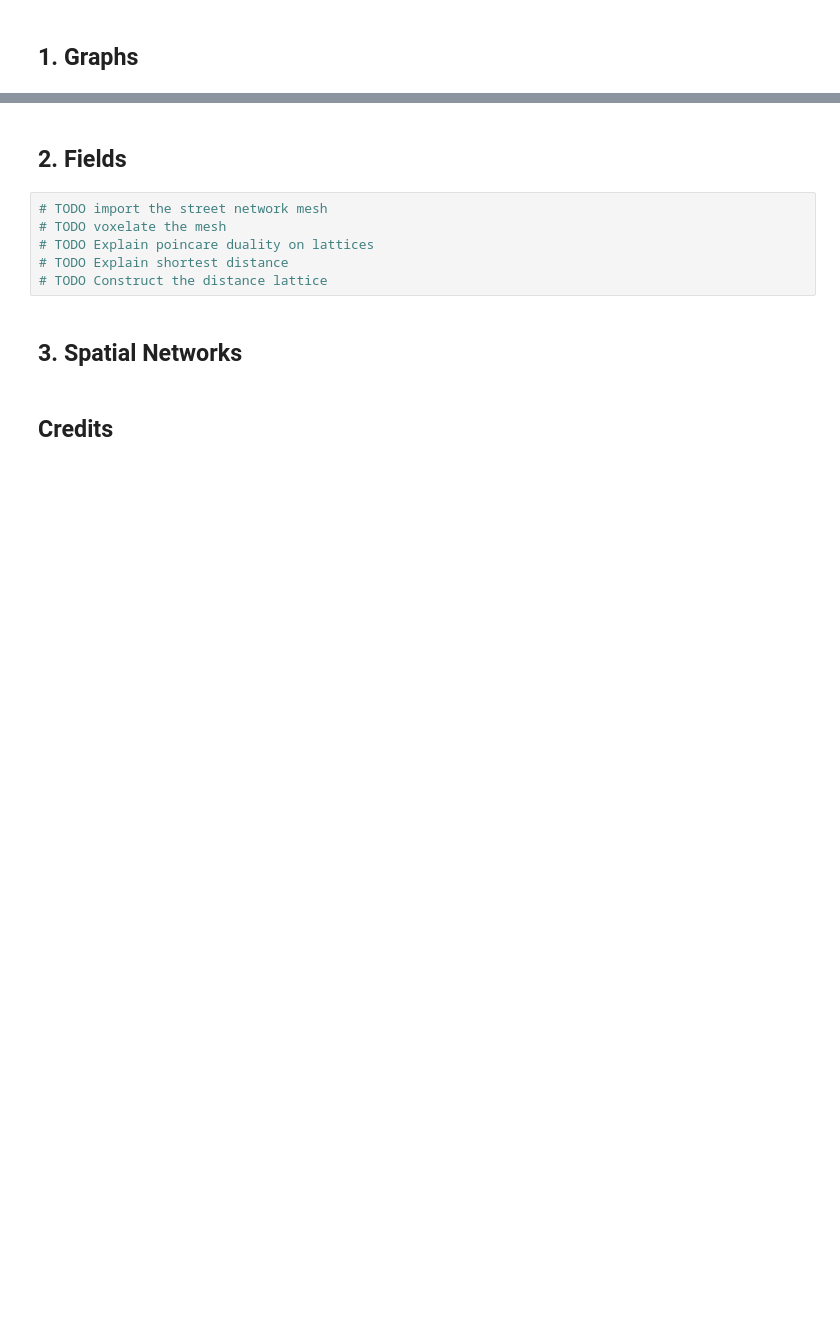
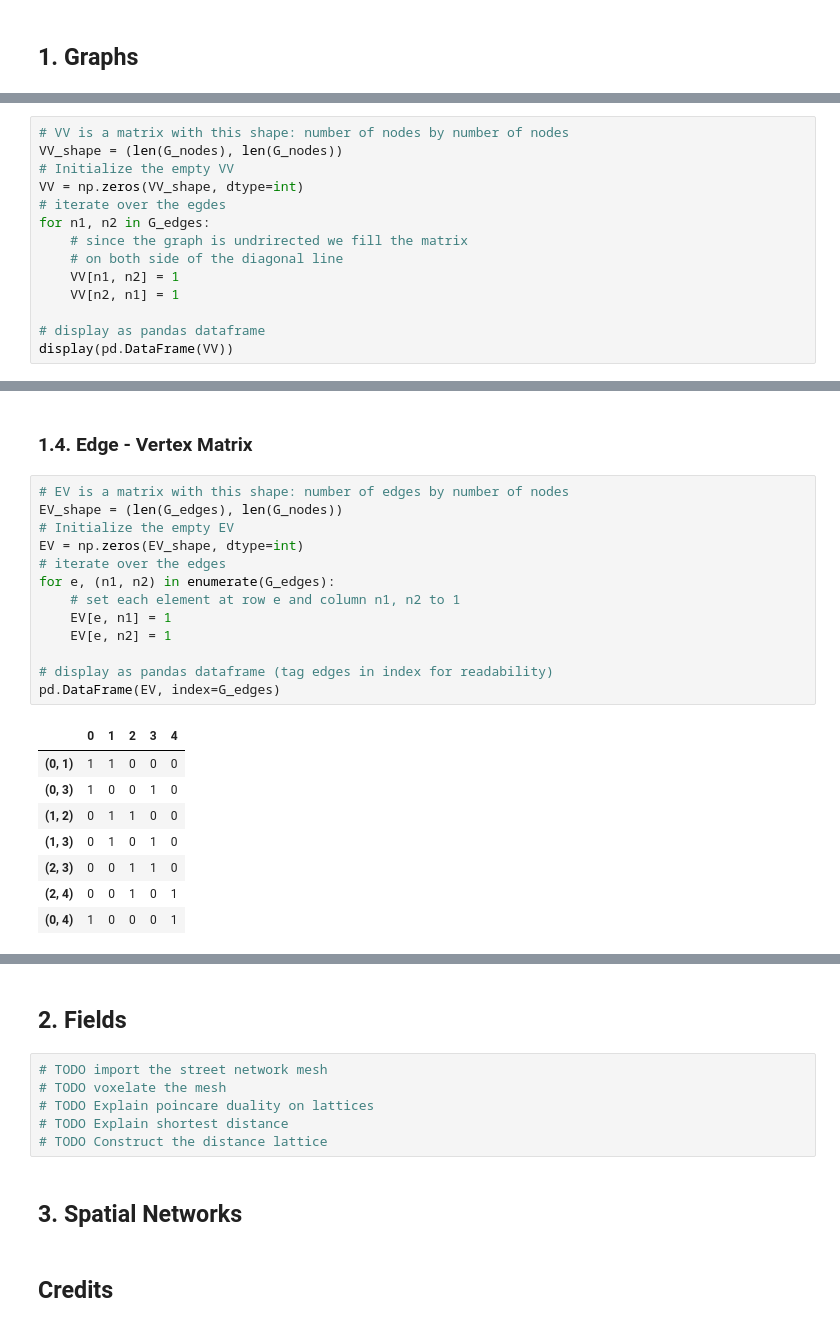
Before and after one commit to DiederikJilderda/earthy_workshops, a Jupyter notebook: notebooks/w3_graphs_fields.ipynb, the cells around one changed output, grey strips where cells are left out. Cells and saved outputs as stored; diff of their text form; blank space fills up the shorter version.

```diff
--- a/notebooks/w3_graphs_fields.ipynb
+++ b/notebooks/w3_graphs_fields.ipynb
@@ -40,0 +55,14 @@ nx.draw_networkx(G, pos, **options)
+# %%
+# VV is a matrix with this shape: number of nodes by number of nodes
+VV_shape = (len(G_nodes), len(G_nodes))
+# Initialize the empty VV
+VV = np.zeros(VV_shape, dtype=int)
+# iterate over the egdes
+for n1, n2 in G_edges:
+    # since the graph is undrirected we fill the matrix
+    # on both side of the diagonal line
+    VV[n1, n2] = 1
+    VV[n2, n1] = 1
+
+# display as pandas dataframe
+display(pd.DataFrame(VV))
@@ -40,0 +76,24 @@ nx.draw_networkx(G, pos, **options)
+# %% [markdown]
+### 1.4. Edge - Vertex Matrix
+# %%
+# EV is a matrix with this shape: number of edges by number of nodes
+EV_shape = (len(G_edges), len(G_nodes))
+# Initialize the empty EV
+EV = np.zeros(EV_shape, dtype=int)
+# iterate over the edges
+for e, (n1, n2) in enumerate(G_edges):
+    # set each element at row e and column n1, n2 to 1
+    EV[e, n1] = 1
+    EV[e, n2] = 1
+
+# display as pandas dataframe (tag edges in index for readability)
+pd.DataFrame(EV, index=G_edges)
+# %% [output]
+|  | 0 | 1 | 2 | 3 | 4 |
+| (0, 1) | 1 | 1 | 0 | 0 | 0 |
+| (0, 3) | 1 | 0 | 0 | 1 | 0 |
+| (1, 2) | 0 | 1 | 1 | 0 | 0 |
+| (1, 3) | 0 | 1 | 0 | 1 | 0 |
+| (2, 3) | 0 | 0 | 1 | 1 | 0 |
+| (2, 4) | 0 | 0 | 1 | 0 | 1 |
+| (0, 4) | 1 | 0 | 0 | 0 | 1 |
```
Also changed, not shown: parts of 13 cells of this notebook.
